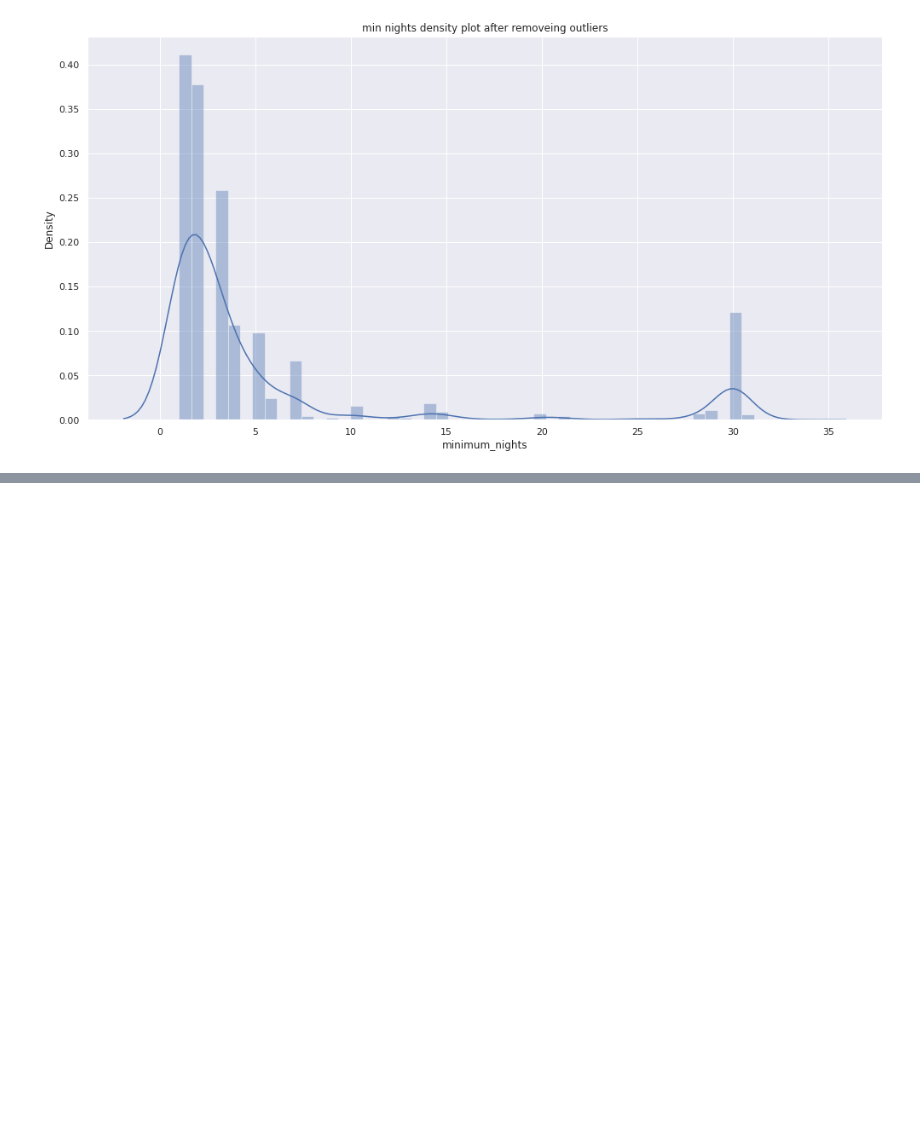
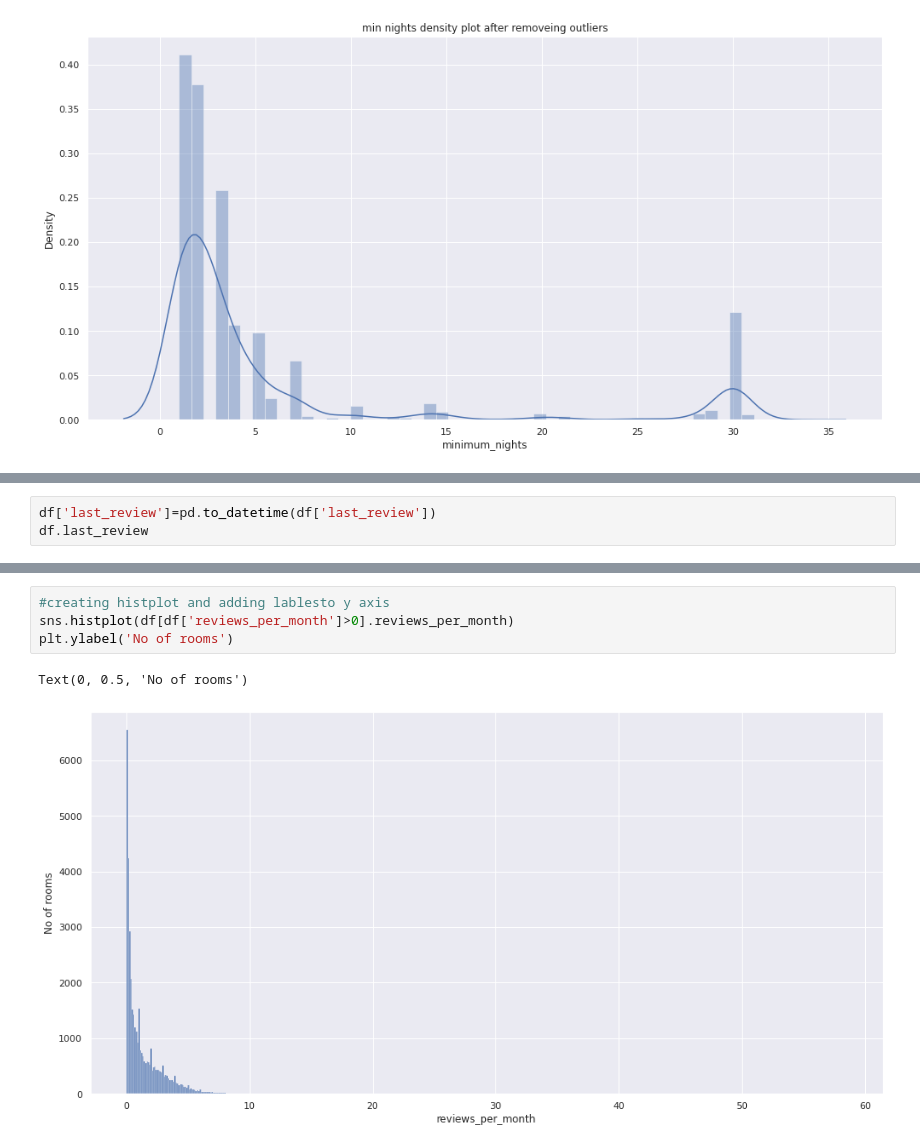
Before and after one commit to pradyumn280899/Airbnb-Bookings-Analysis, a Jupyter notebook: Airbnb_Bookings_Analysis_Capstone_Project.ipynb, the cells around one changed output, grey strips where cells are left out. Saved outputs shown, nothing was run; the diff lists cells and outputs as text; blank space fills up the shorter version.

```diff
--- a/Airbnb_Bookings_Analysis_Capstone_Project.ipynb
+++ b/Airbnb_Bookings_Analysis_Capstone_Project.ipynb
@@ -435,0 +465,3 @@ Text(0.5, 1.0, 'min nights density plot after removeing outliers')
+# %%
+df['last_review']=pd.to_datetime(df['last_review'])
+df.last_review
@@ -435,0 +554,7 @@ Text(0.5, 1.0, 'min nights density plot after removeing outliers')
+# %%
+#creating histplot and adding lablesto y axis
+sns.histplot(df[df['reviews_per_month']>0].reviews_per_month)
+plt.ylabel('No of rooms')
+# %% [output]
+Text(0, 0.5, 'No of rooms')
+[figure, added]
```
Also changed, not shown: parts of 23 cells of this notebook.
